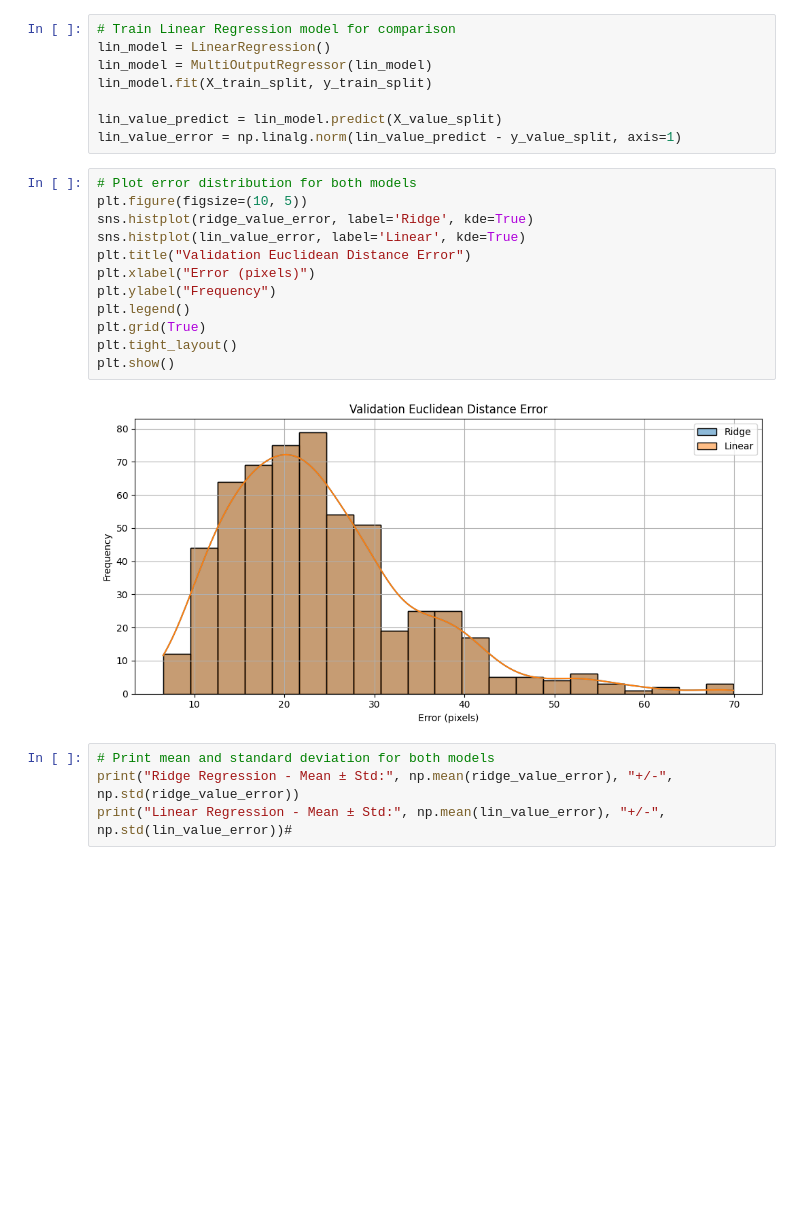
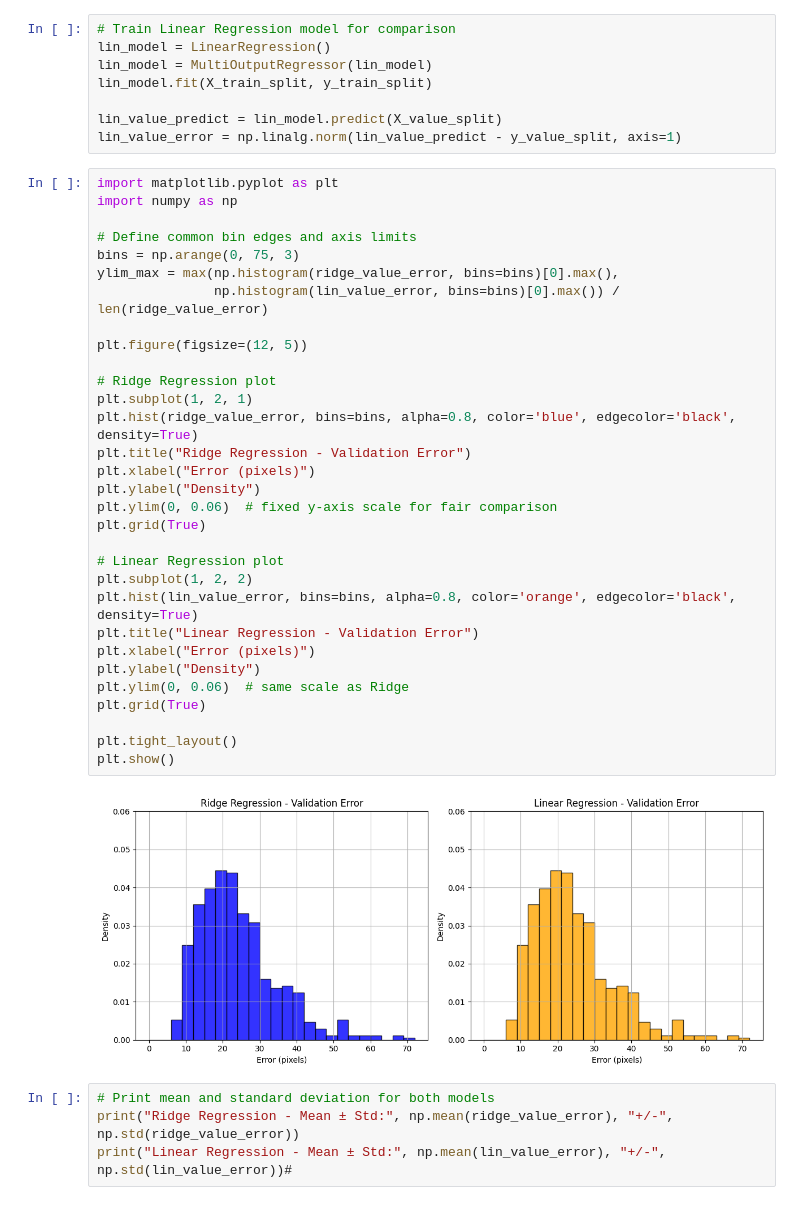
Before and after one commit to Noah-To/AML, a Jupyter notebook: AML_assignment_task_2.ipynb, the cells around one changed output. Drawn from its saved outputs; the diff is of its cells as text; blank space fills up the shorter version.

```diff
--- a/AML_assignment_task_2.ipynb
+++ b/AML_assignment_task_2.ipynb
@@ -77,20 +77,39 @@ lin_model.fit(X_train_split, y_train_split)
 
 lin_value_predict = lin_model.predict(X_value_split)
 lin_value_error = np.linalg.norm(lin_value_predict - y_value_split, axis=1)
-# %%
-# Plot error distribution for both models
-plt.figure(figsize=(10, 5))
-sns.histplot(ridge_value_error, label='Ridge', kde=True)
-sns.histplot(lin_value_error, label='Linear', kde=True)
-plt.title("Validation Euclidean Distance Error")
-plt.xlabel("Error (pixels)")
-plt.ylabel("Frequency")
-plt.legend()
-plt.grid(True)
-plt.tight_layout()
-plt.show()
-# %% [output]
-[figure, removed]
+# %%
+import matplotlib.pyplot as plt
+import numpy as np
+
+# Define common bin edges and axis limits
+bins = np.arange(0, 75, 3)
+ylim_max = max(np.histogram(ridge_value_error, bins=bins)[0].max(),
+               np.histogram(lin_value_error, bins=bins)[0].max()) / len(ridge_value_error)
+
+plt.figure(figsize=(12, 5))
+
+# Ridge Regression plot
+plt.subplot(1, 2, 1)
+plt.hist(ridge_value_error, bins=bins, alpha=0.8, color='blue', edgecolor='black', density=True)
+plt.title("Ridge Regression - Validation Error")
+plt.xlabel("Error (pixels)")
+plt.ylabel("Density")
+plt.ylim(0, 0.06)  # fixed y-axis scale for fair comparison
+plt.grid(True)
+
+# Linear Regression plot
+plt.subplot(1, 2, 2)
+plt.hist(lin_value_error, bins=bins, alpha=0.8, color='orange', edgecolor='black', density=True)
+plt.title("Linear Regression - Validation Error")
+plt.xlabel("Error (pixels)")
+plt.ylabel("Density")
+plt.ylim(0, 0.06)  # same scale as Ridge
+plt.grid(True)
+
+plt.tight_layout()
+plt.show()
+# %% [output]
+[figure, added]
 # %%
 # Print mean and standard deviation for both models
 print("Ridge Regression - Mean ± Std:", np.mean(ridge_value_error), "+/-", np.std(ridge_value_error))
```
